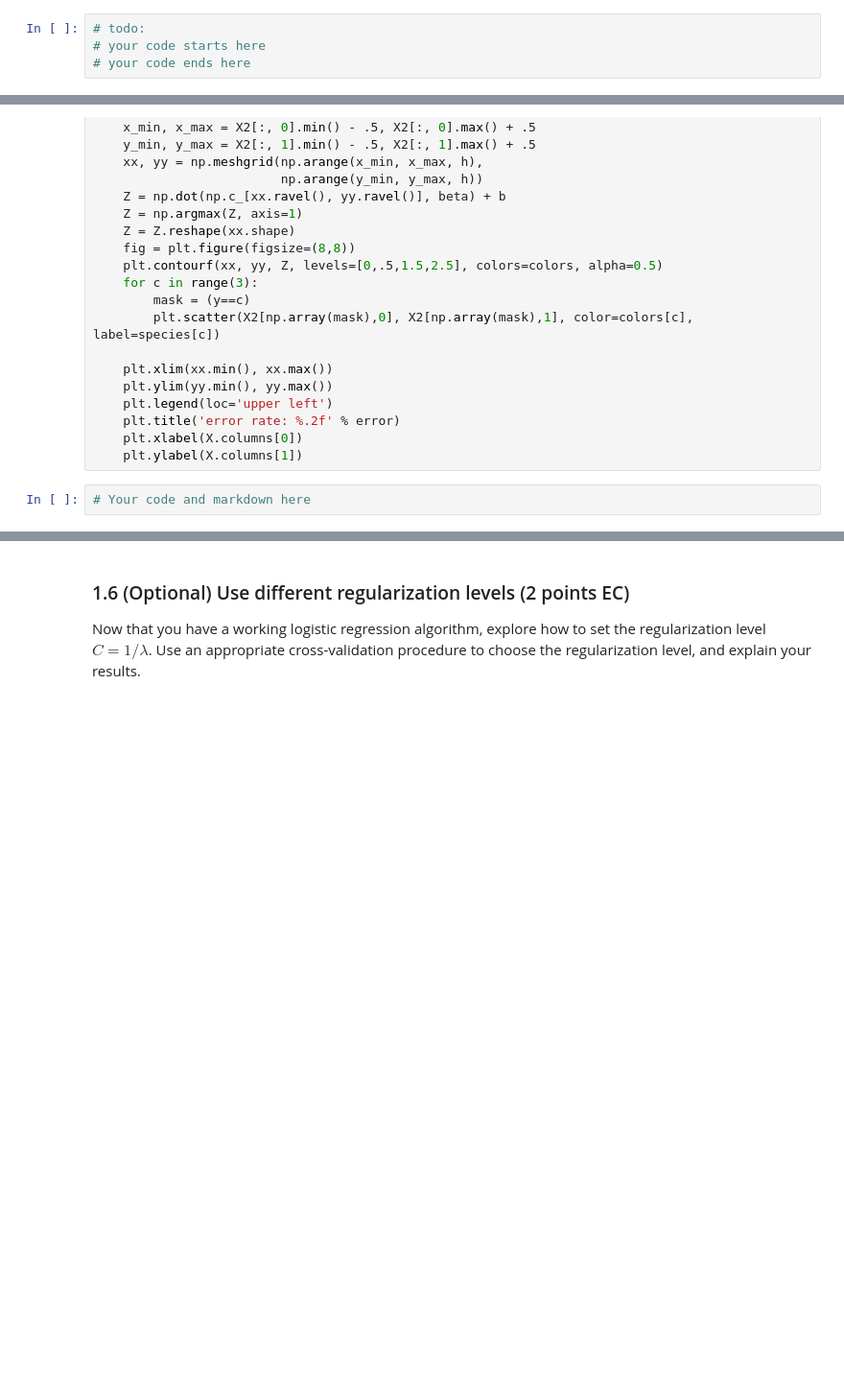
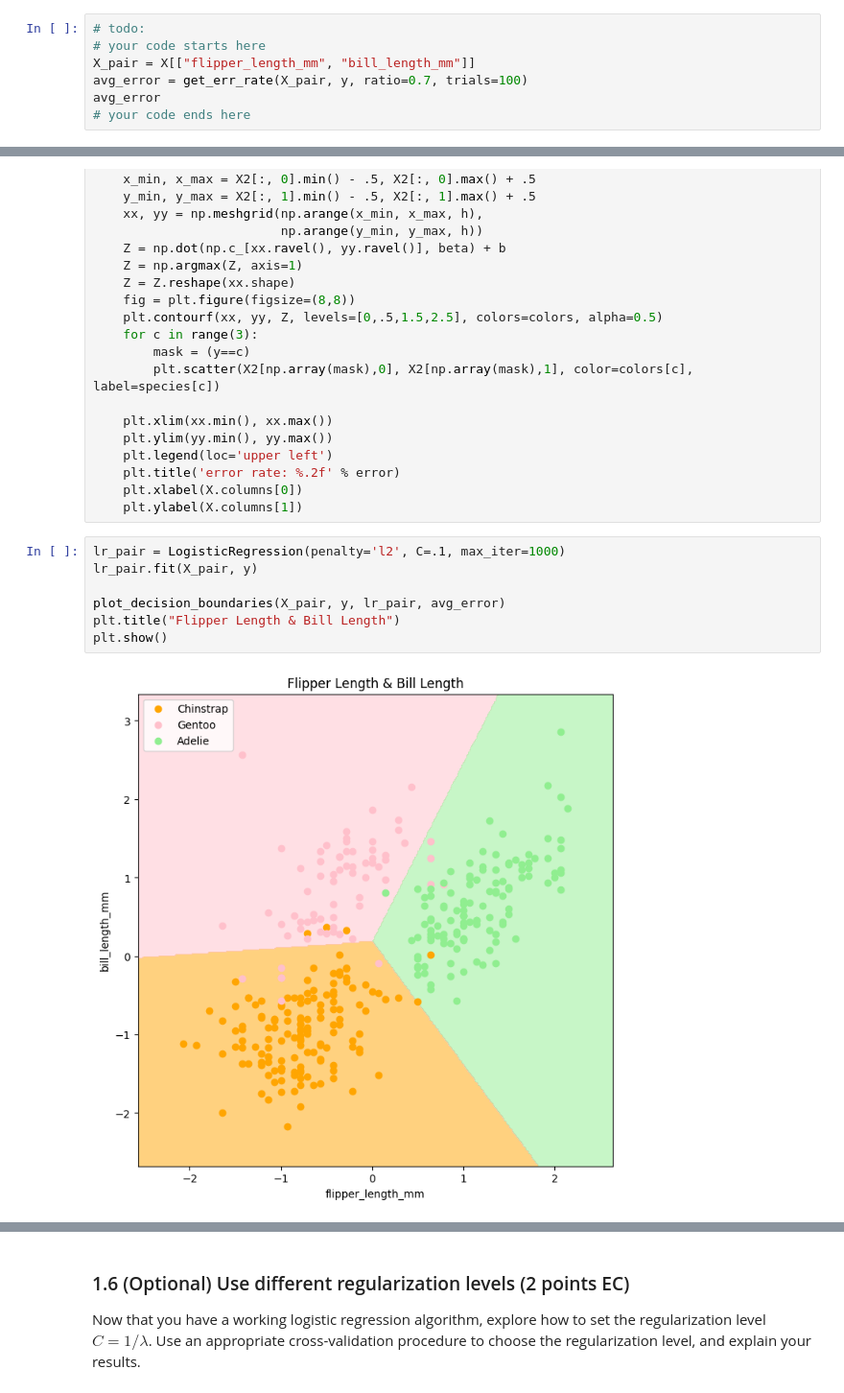
Before and after one commit to emath12/S-DS363, a Jupyter notebook: assignments/assn2/assn2.ipynb, the cells around one changed output, grey strips where cells are left out. Shown at 96% size. Drawn from its saved outputs; the diff is of its cells as text; blank space fills up the shorter version.

```diff
--- a/assignments/assn2/assn2.ipynb
+++ b/assignments/assn2/assn2.ipynb
@@ -229,4 +257,7 @@ Note that there are ${5 \choose 2} = 10$ ways you can choose a pair of features.
 # %%
 # todo:
 # your code starts here
+X_pair = X[["flipper_length_mm", "bill_length_mm"]]
+avg_error = get_err_rate(X_pair, y, ratio=0.7, trials=100)
+avg_error
 # your code ends here
@@ -267,5 +300,12 @@ def plot_decision_boundaries(X, y, model, error):
     plt.title('error rate: %.2f' % error)
     plt.xlabel(X.columns[0])
     plt.ylabel(X.columns[1])
-# %%
-# Your code and markdown here
+# %%
+lr_pair = LogisticRegression(penalty='l2', C=.1, max_iter=1000)
+lr_pair.fit(X_pair, y)
+
+plot_decision_boundaries(X_pair, y, lr_pair, avg_error)
+plt.title("Flipper Length & Bill Length")
+plt.show()
+# %% [output]
+[figure, added]
```
Also changed, not shown: parts of 9 cells of this notebook.
